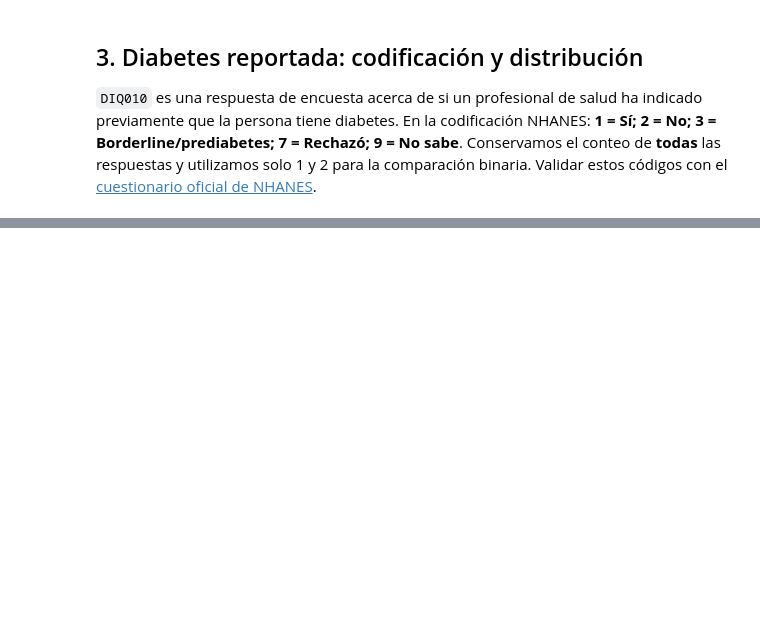
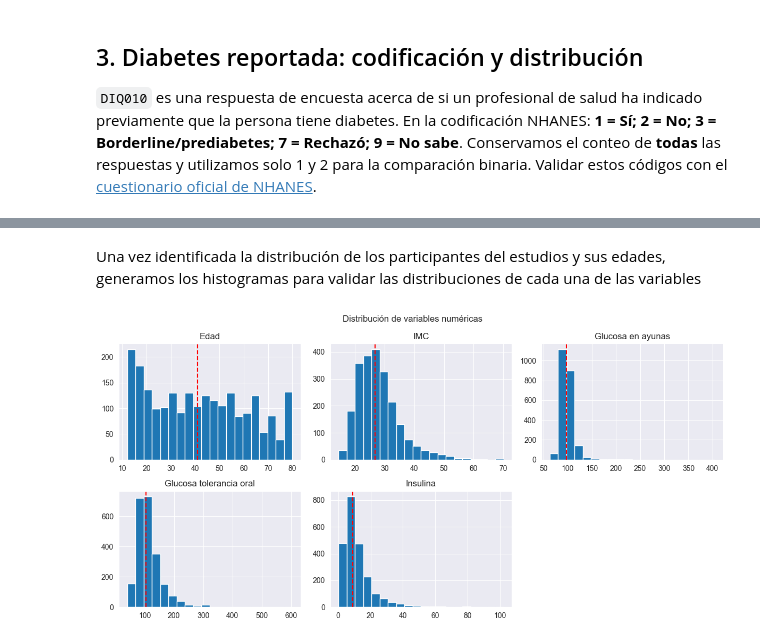
Before and after one commit to Alixguti9620/MIAD-DSA-Metabolic-Health-Explorer, a Jupyter notebook: scripts/03_exploracion_inicial_nhanes.ipynb, the cells around one changed output, grey strips where cells are left out. Cells and saved outputs as stored; diff of their text form; code cells hidden in the pictures; blank space fills up the shorter version.

```diff
--- a/scripts/03_exploracion_inicial_nhanes.ipynb
+++ b/scripts/03_exploracion_inicial_nhanes.ipynb
@@ -121,0 +189,17 @@ Participantes con Sí/No: 2,220; respuestas excluidas de esta comparación: 58
+# %% [markdown]
+Una vez identificada la distribución de los participantes del estudios y sus edades, generamos los histogramas para validar las distribuciones de cada una de las variables
+# %%
+num = ["RIDAGEYR", "BMXBMI", "LBXGLU", "LBXGLT", "LBXIN"]
+nombres = {"RIDAGEYR":"Edad", "BMXBMI":"IMC", "LBXGLU":"Glucosa en ayunas", "LBXGLT":"Glucosa tolerancia oral", "LBXIN":"Insulina"}
+
+fig, axes = plt.subplots(2, 3, figsize=(12, 6))
+for ax, var in zip(axes.flat, num):
+    ax.hist(df[var], bins=20, edgecolor="white")
+    ax.axvline(df[var].median(), color="red", linestyle="--") # Linea de identificación de la mediana
+    ax.set_title(nombres[var])
+axes.flat[-1].axis("off")
+fig.suptitle("Distribución de variables numéricas")
+plt.tight_layout()
+plt.show()
+# %% [output]
+[figure, added]
```
Also changed, not shown: parts of 25 cells of this notebook, 13 other files.
